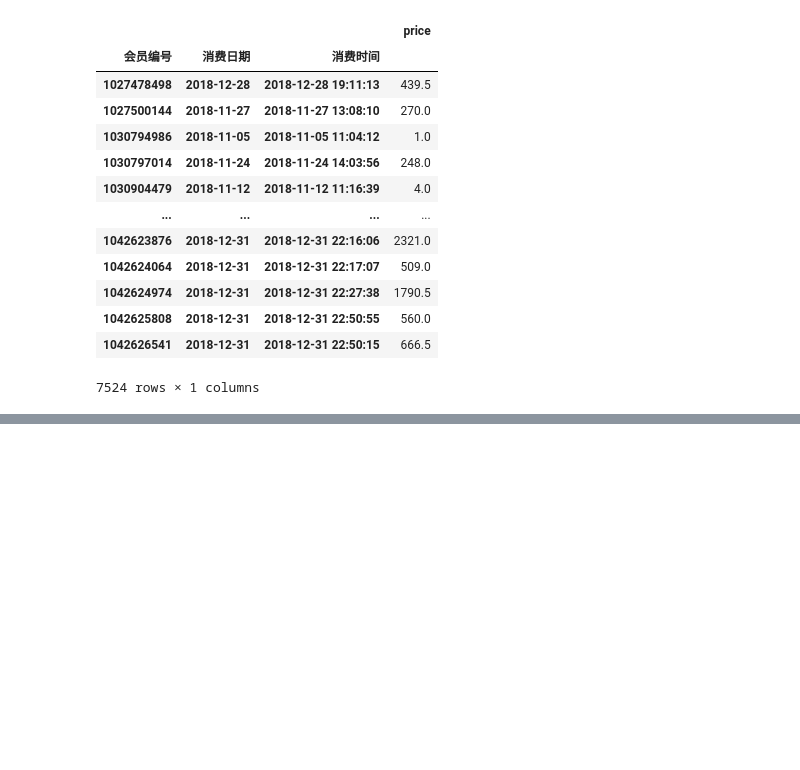
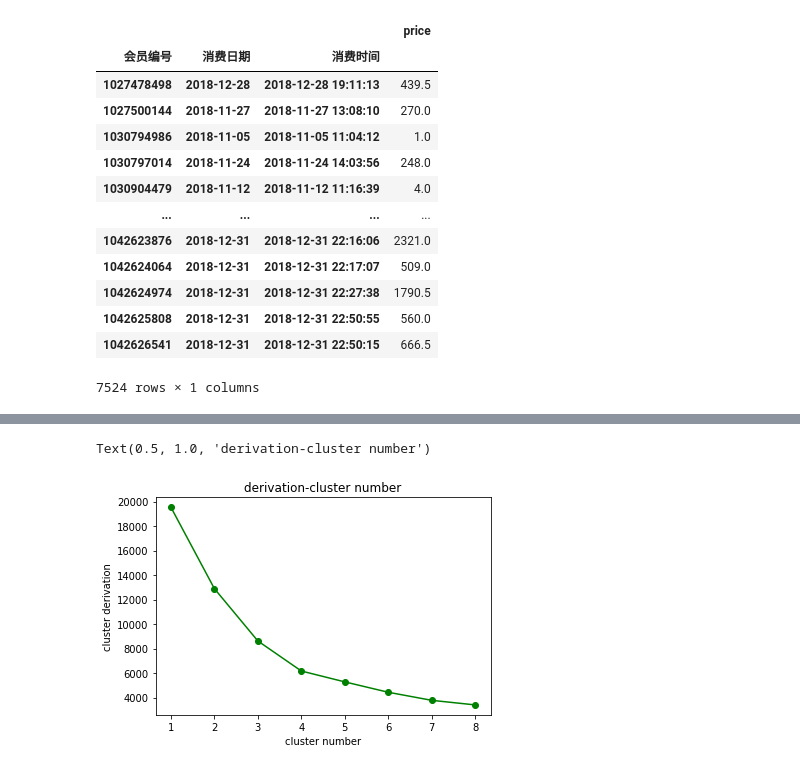
Before and after one commit to greatofdream/bigdata, a Jupyter notebook: Untitled.ipynb, the cells around one changed output, grey strips where cells are left out. Cells and saved outputs as stored; diff of their text form; code cells hidden in the pictures; blank space fills up the shorter version.

```diff
--- a/Untitled.ipynb
+++ b/Untitled.ipynb
@@ -167,0 +192,4 @@ rfm.describe()
+# %%
+# beign k-means
+rfm_log = rfm[['money', 'recent','frequency']].apply(np.log, axis = 1).round(2)
+rfm_log.describe()
@@ -167,0 +206,3 @@ rfm.describe()
+# %%
+rfm_log_zs = (rfm_log -rfm_log.mean())/rfm_log.std()
+rfm_log_zs.describe()
@@ -167,0 +219,8 @@ rfm.describe()
+# %%
+from sklearn.cluster import KMeans
+ks = range(1, 9)
+inertias = []
+for k in ks:
+    kc = KMeans(n_clusters = k, random_state = 1)
+    kc.fit(rfm_log_zs)
+    inertias.append(kc.inertia_)
@@ -167,0 +238,10 @@ rfm.describe()
+# %%
+import matplotlib.pyplot as plt
+f,ax = plt.subplots()
+plt.plot(ks, inertias, 'g-o')
+plt.xlabel('cluster number')
+plt.ylabel('cluster derivation')
+plt.title('derivation-cluster number')
+# %% [output]
+Text(0.5, 1.0, 'derivation-cluster number')
+[figure, added]
```
Also changed, not shown: parts of 17 cells of this notebook.
